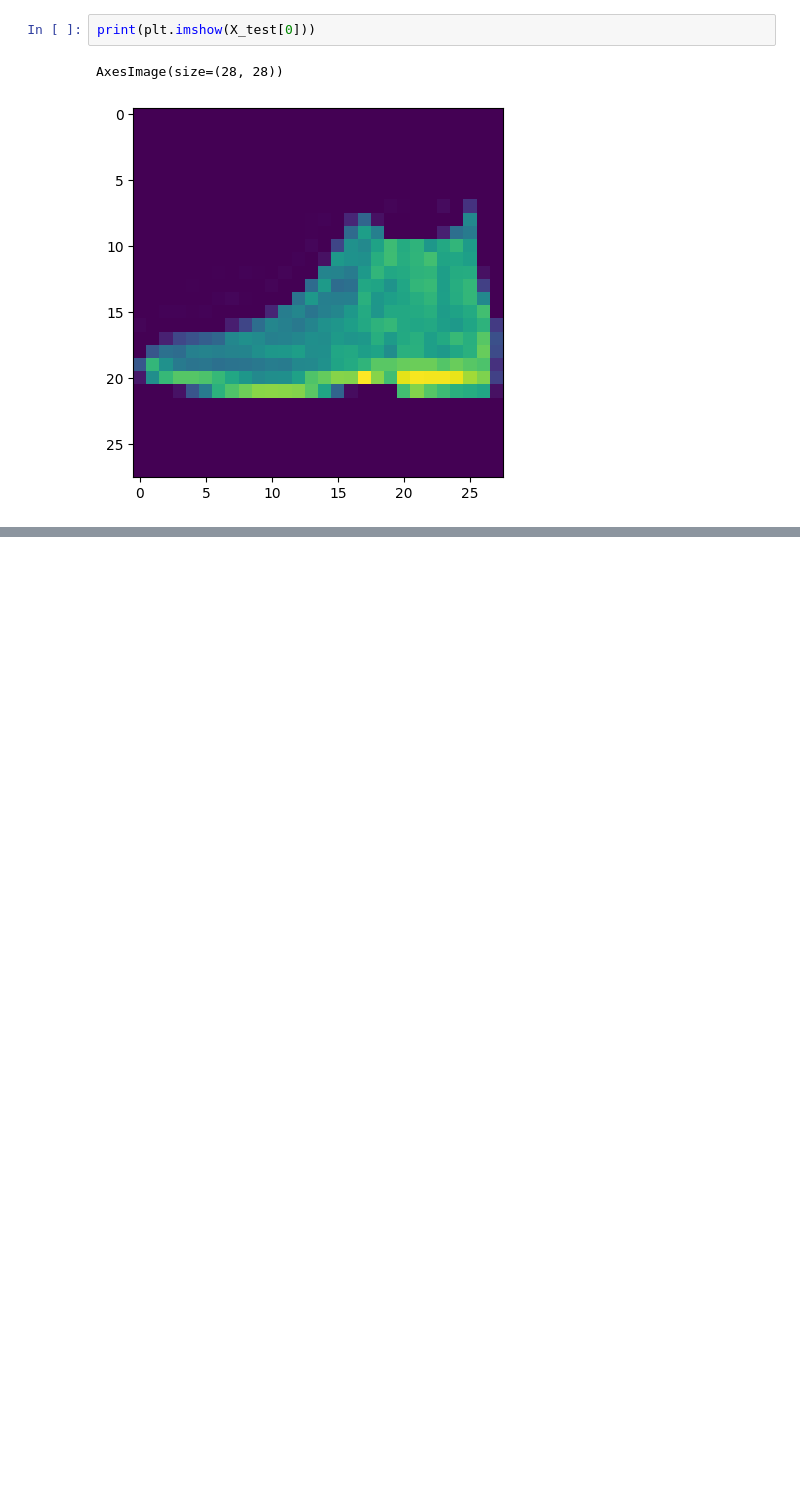
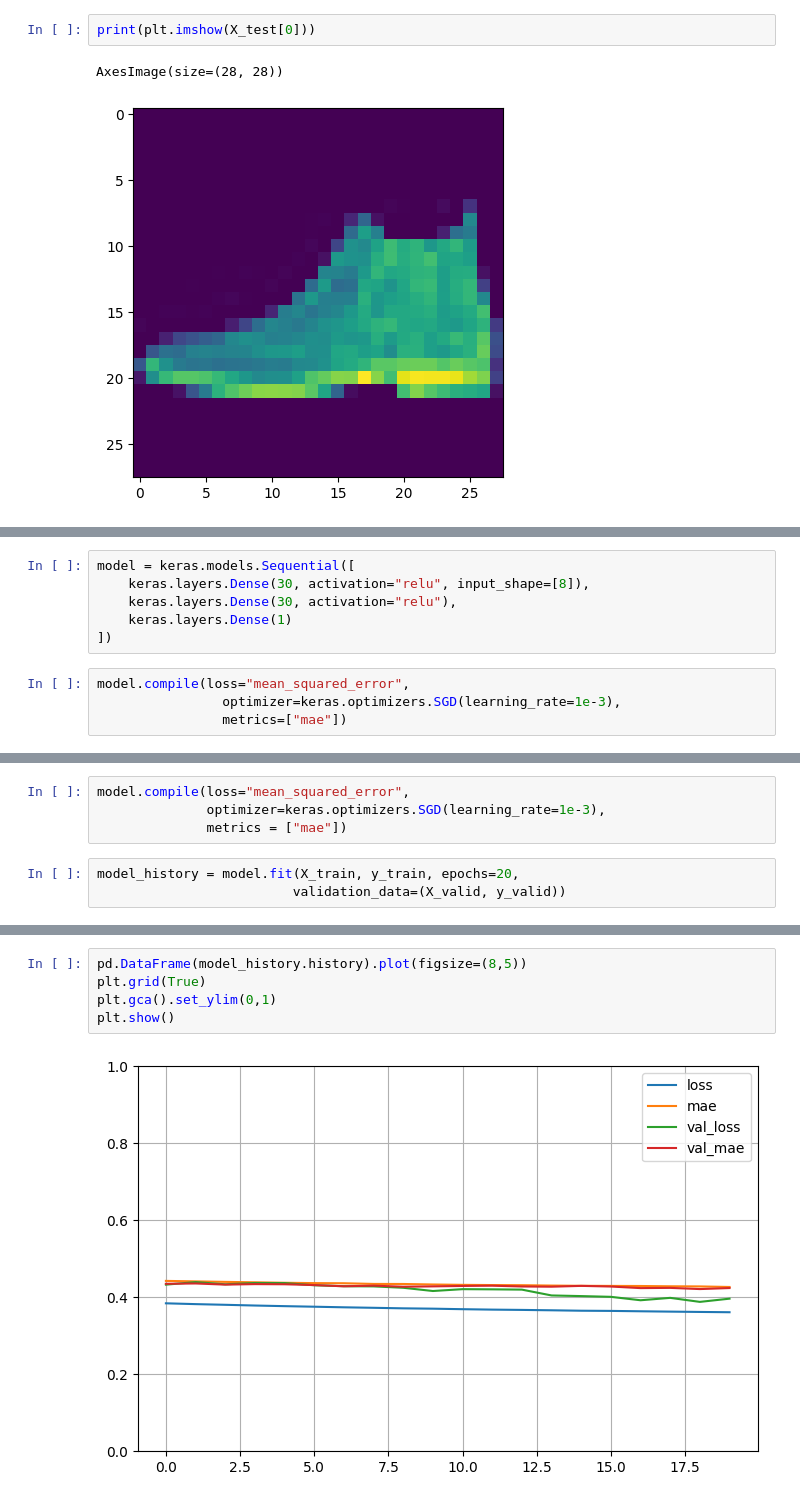
Before and after one commit to robinkm0610/DSA, a Jupyter notebook: Basics/DeepLearning.ipynb, the cells around one changed output, grey strips where cells are left out. Saved outputs shown, nothing was run; the diff lists cells and outputs as text; blank space fills up the shorter version.

```diff
--- a/Basics/DeepLearning.ipynb
+++ b/Basics/DeepLearning.ipynb
@@ -369,0 +403,10 @@ AxesImage(size=(28, 28))
+# %%
+model = keras.models.Sequential([
+    keras.layers.Dense(30, activation="relu", input_shape=[8]),
+    keras.layers.Dense(30, activation="relu"),
+    keras.layers.Dense(1)
+])
+# %%
+model.compile(loss="mean_squared_error",
+                optimizer=keras.optimizers.SGD(learning_rate=1e-3),
+                metrics=["mae"])
@@ -369,0 +431,7 @@ AxesImage(size=(28, 28))
+# %%
+model.compile(loss="mean_squared_error",
+              optimizer=keras.optimizers.SGD(learning_rate=1e-3),
+              metrics = ["mae"])
+# %%
+model_history = model.fit(X_train, y_train, epochs=20,
+                         validation_data=(X_valid, y_valid))
@@ -369,0 +480,7 @@ AxesImage(size=(28, 28))
+# %%
+pd.DataFrame(model_history.history).plot(figsize=(8,5))
+plt.grid(True)
+plt.gca().set_ylim(0,1)
+plt.show()
+# %% [output]
+[figure, added]
```
Also changed, not shown: parts of 52 cells of this notebook.
